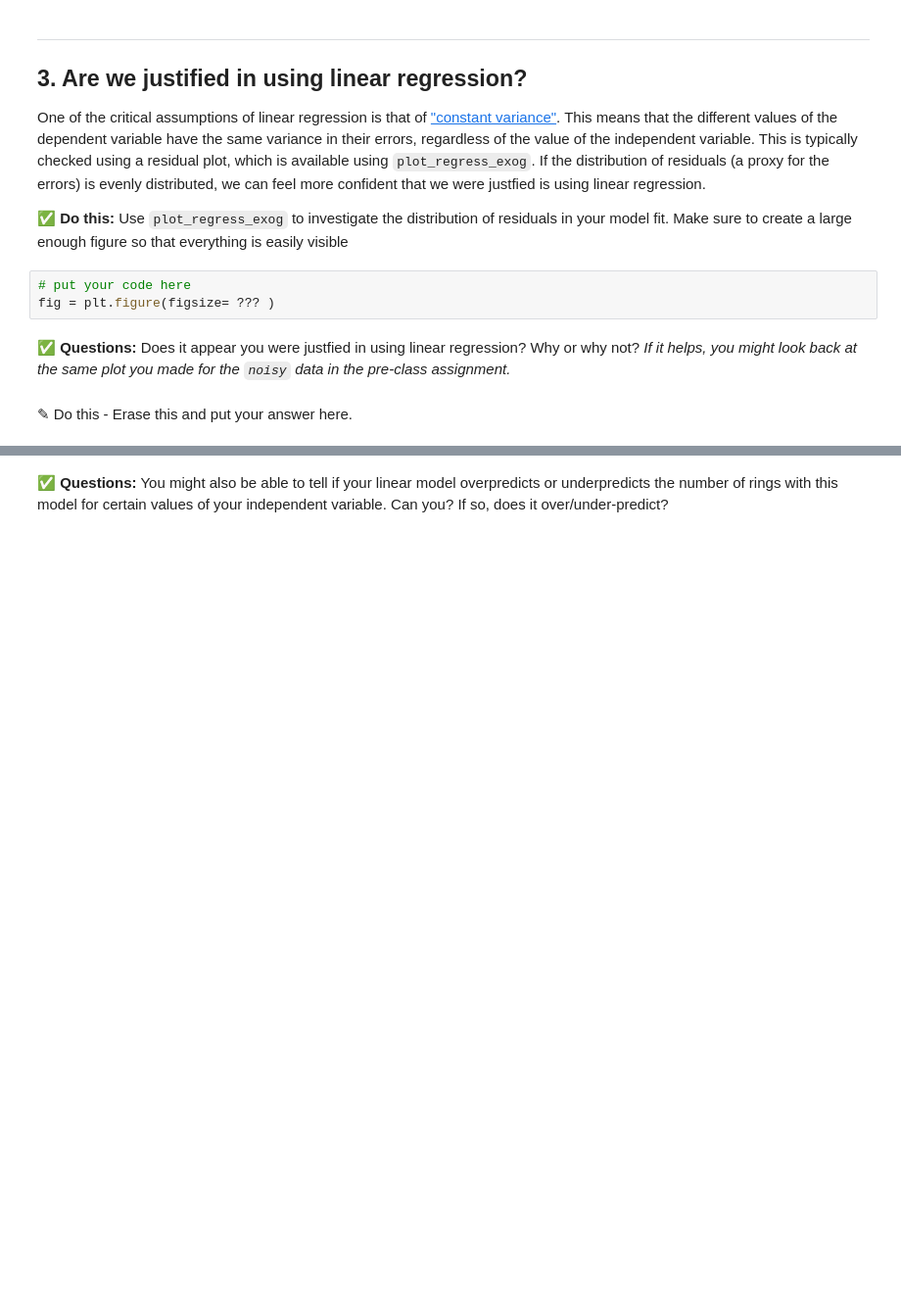
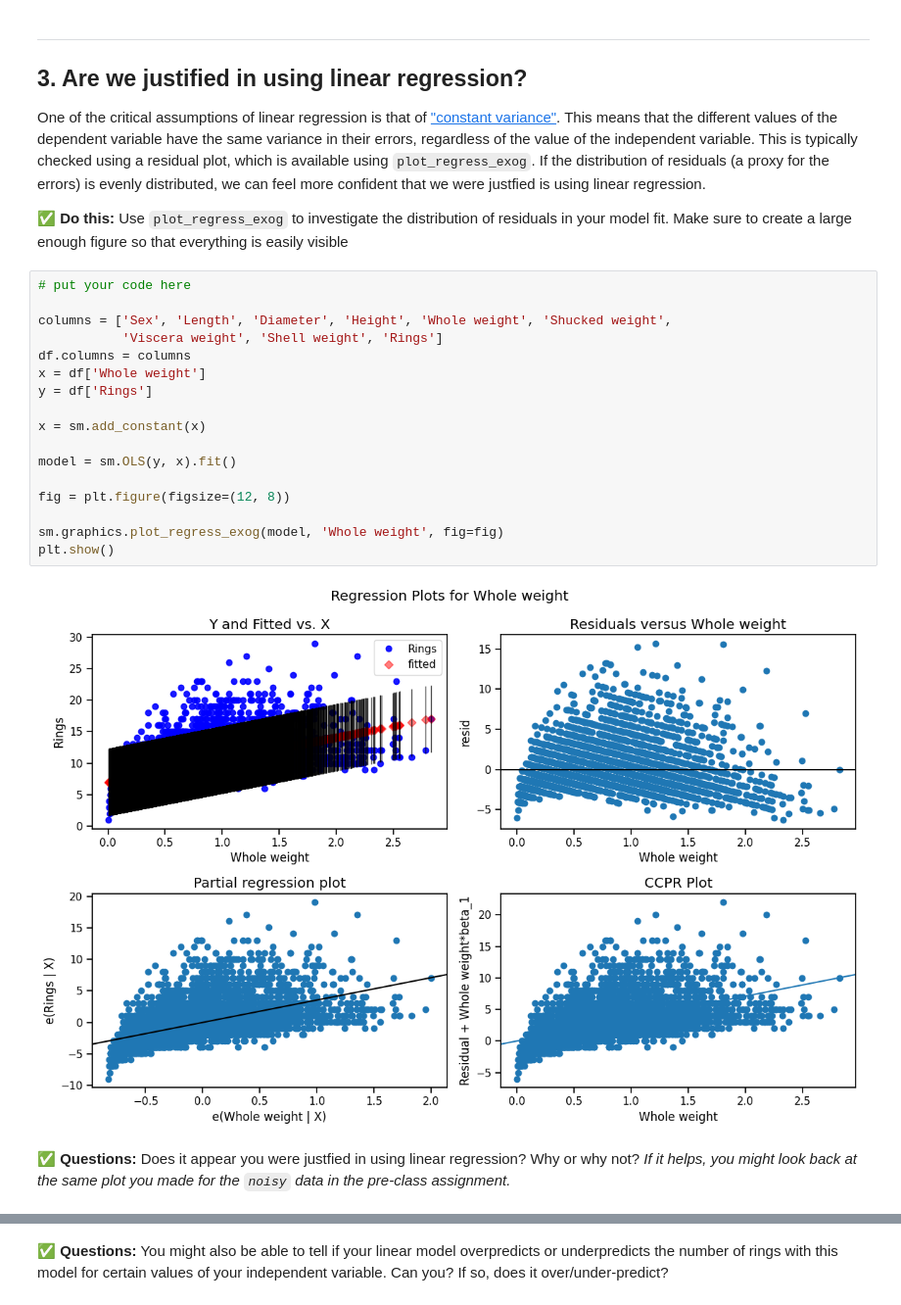
Before and after one commit to vedachan/CMSE202-f24-turnin, a Jupyter notebook: Day-13_In-Class-Regression-STUDENT.ipynb, the cells around one changed output, grey strips where cells are left out. Shown: that part at 98% size. Drawn from its saved outputs; the diff is of its cells as text; blank space fills up the shorter version.

```diff
--- a/Day-13_In-Class-Regression-STUDENT.ipynb
+++ b/Day-13_In-Class-Regression-STUDENT.ipynb
@@ -268,10 +308,24 @@ _Thinking carefully about what model we use to fit data is important, as is how
 One of the critical assumptions of linear regression is that of ["constant variance"](https://en.wikipedia.org/wiki/Linear_regression#Assumptions). This means that the different values of the dependent variable have the same variance in their errors, regardless of the value of the independent variable. This is typically checked using a residual plot, which is available using `plot_regress_exog`. If the distribution of residuals (a proxy for the errors) is evenly distributed, we can feel more confident that we were justfied is using linear regression.
 
 **&#9989; Do this:** Use `plot_regress_exog` to investigate the distribution of residuals in your model fit. Make sure to create a large enough figure so that everything is easily visible
-# %%
-# put your code here
-fig = plt.figure(figsize= ??? )
+# %%
+# put your code here
+
+columns = ['Sex', 'Length', 'Diameter', 'Height', 'Whole weight', 'Shucked weight',
+           'Viscera weight', 'Shell weight', 'Rings']
+df.columns = columns
+x = df['Whole weight']
+y = df['Rings']
+
+x = sm.add_constant(x)
+
+model = sm.OLS(y, x).fit()
+
+fig = plt.figure(figsize=(12, 8))
+
+sm.graphics.plot_regress_exog(model, 'Whole weight', fig=fig)
+plt.show()
+# %% [output]
+[figure, added]
 # %% [markdown]
 **&#9989; Questions:** Does it appear you were justfied in using linear regression? Why or why not? _If it helps, you might look back at the same plot you made for the `noisy` data in the pre-class assignment._
-# %% [markdown]
-<font size=+3>&#9998;</font> Do this - Erase this and put your answer here.
```
Also changed, not shown: parts of 12 cells of this notebook.
